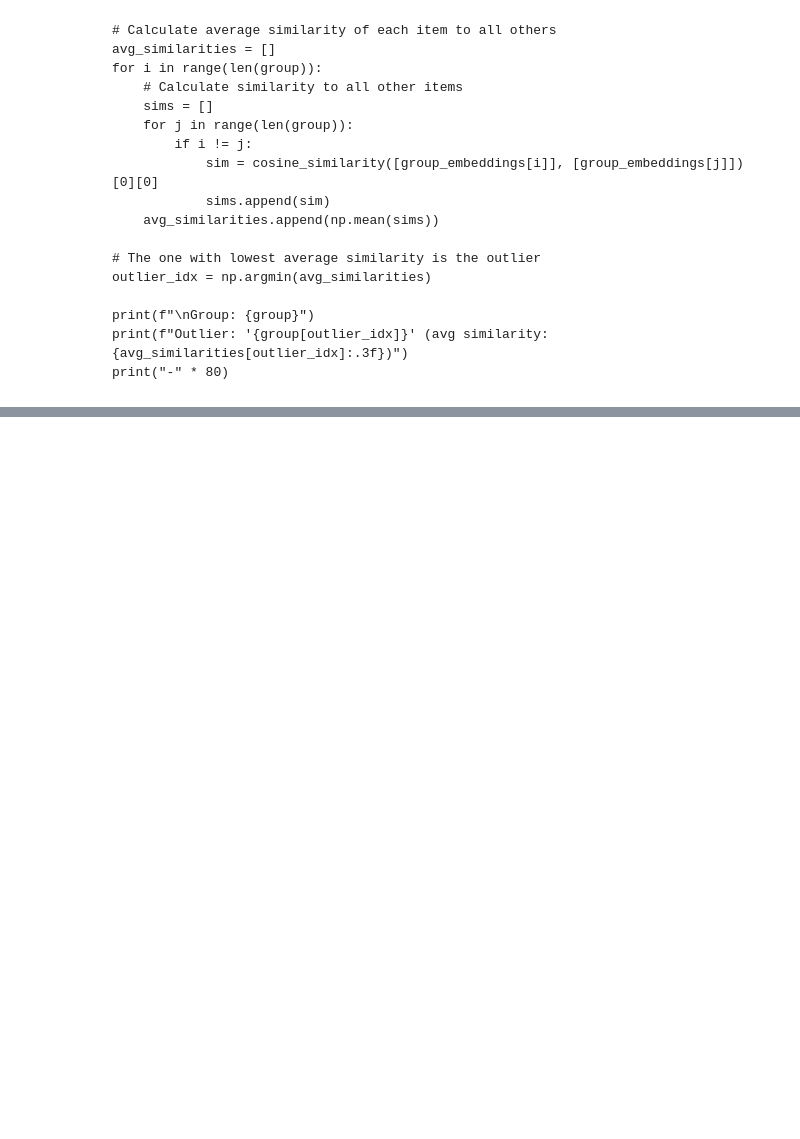
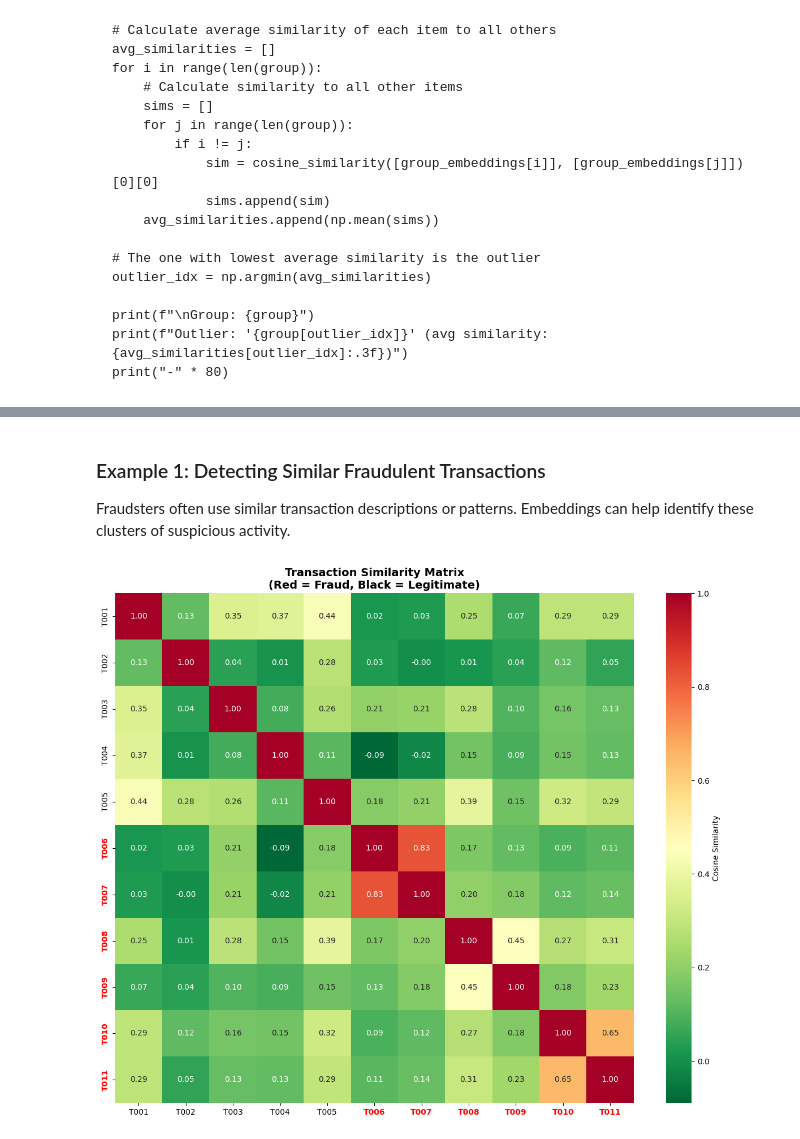
Before and after one commit to Thuvii/TeachingMaterial, a Jupyter notebook: embedding_work/embeddings_demo.ipynb, the cells around one changed output, grey strips where cells are left out. Saved outputs shown, nothing was run; the diff lists cells and outputs as text; code cells hidden in the pictures; blank space fills up the shorter version.

```diff
--- a/embedding_work/embeddings_demo.ipynb
+++ b/embedding_work/embeddings_demo.ipynb
@@ -409,0 +421,73 @@ for group in test_groups:
+# %% [markdown]
+### Example 1: Detecting Similar Fraudulent Transactions
+
+Fraudsters often use similar transaction descriptions or patterns. Embeddings can help identify these clusters of suspicious activity.
+# %%
+# Sample transaction descriptions
+transactions = [
+    # Legitimate transactions
+    {"id": "T001", "description": "Grocery purchase at Whole Foods Market", "amount": 87.50, "label": "legitimate"},
+    {"id": "T002", "description": "Monthly subscription to Netflix streaming service", "amount": 15.99, "label": "legitimate"},
+    {"id": "T003", "description": "Gas station purchase at Shell", "amount": 45.00, "label": "legitimate"},
+    {"id": "T004", "description": "Restaurant dinner at Olive Garden", "amount": 62.30, "label": "legitimate"},
+    {"id": "T005", "description": "Online purchase from Amazon marketplace", "amount": 124.99, "label": "legitimate"},
+
+    # Fraudulent transactions (similar patterns)
+    {"id": "T006", "description": "Wire transfer to offshore account in Cayman Islands", "amount": 5000.00, "label": "fraud"},
+    {"id": "T007", "description": "International wire transfer to Caribbean offshore bank", "amount": 4800.00, "label": "fraud"},
+    {"id": "T008", "description": "Cryptocurrency purchase from unknown wallet address", "amount": 3500.00, "label": "fraud"},
+    {"id": "T009", "description": "Bitcoin transaction to unverified crypto wallet", "amount": 3200.00, "label": "fraud"},
+    {"id": "T010", "description": "Gift card purchase of 20 prepaid cards", "amount": 2000.00, "label": "fraud"},
+    {"id": "T011", "description": "Multiple gift cards purchased in single transaction", "amount": 1950.00, "label": "fraud"},
+]
+
+# Extract descriptions for embedding
+descriptions = [t["description"] for t in transactions]
+
+# Generate embeddings for all transactions
+transaction_embeddings = model.encode(descriptions)
+
+# Calculate similarity matrix
+fraud_similarity = cosine_similarity(transaction_embeddings)
+
+# Visualize the similarity matrix
+plt.figure(figsize=(12, 10))
+ax = sns.heatmap(fraud_similarity,
+                 annot=True,
+                 fmt='.2f',
+                 cmap='RdYlGn_r',
+                 xticklabels=[t["id"] for t in transactions],
+                 yticklabels=[t["id"] for t in transactions],
+                 cbar_kws={'label': 'Cosine Similarity'})
+
+# Color-code the labels
+for i, t in enumerate(transactions):
+    if t["label"] == "fraud":
+        ax.get_xticklabels()[i].set_color('red')
+        ax.get_yticklabels()[i].set_color('red')
+        ax.get_xticklabels()[i].set_weight('bold')
+        ax.get_yticklabels()[i].set_weight('bold')
+
+plt.title('Transaction Similarity Matrix\n(Red = Fraud, Black = Legitimate)',
+          fontsize=14, fontweight='bold')
+plt.tight_layout()
+plt.show()
+
+# Find clusters of similar fraudulent transactions
+print("Fraud Pattern Detection")
+print("=" * 80)
+for i, t1 in enumerate(transactions):
+    if t1["label"] == "fraud":
+        similar_frauds = []
+        for j, t2 in enumerate(transactions):
+            if i != j and t2["label"] == "fraud" and fraud_similarity[i][j] > 0.5:
+                similar_frauds.append((t2["id"], t2["description"], fraud_similarity[i][j]))
+
+        if similar_frauds:
+            print(f"\n🚨 {t1['id']}: {t1['description']}")
+            print(f"   Amount: ${t1['amount']:.2f}")
+            print(f"   Similar fraudulent patterns found:")
+            for fraud_id, desc, sim in similar_frauds:
+                print(f"   - {fraud_id} (similarity: {sim:.3f}): {desc}")
+# %% [output]
+[figure, added]
```
Also changed, not shown: parts of 10 cells of this notebook.
